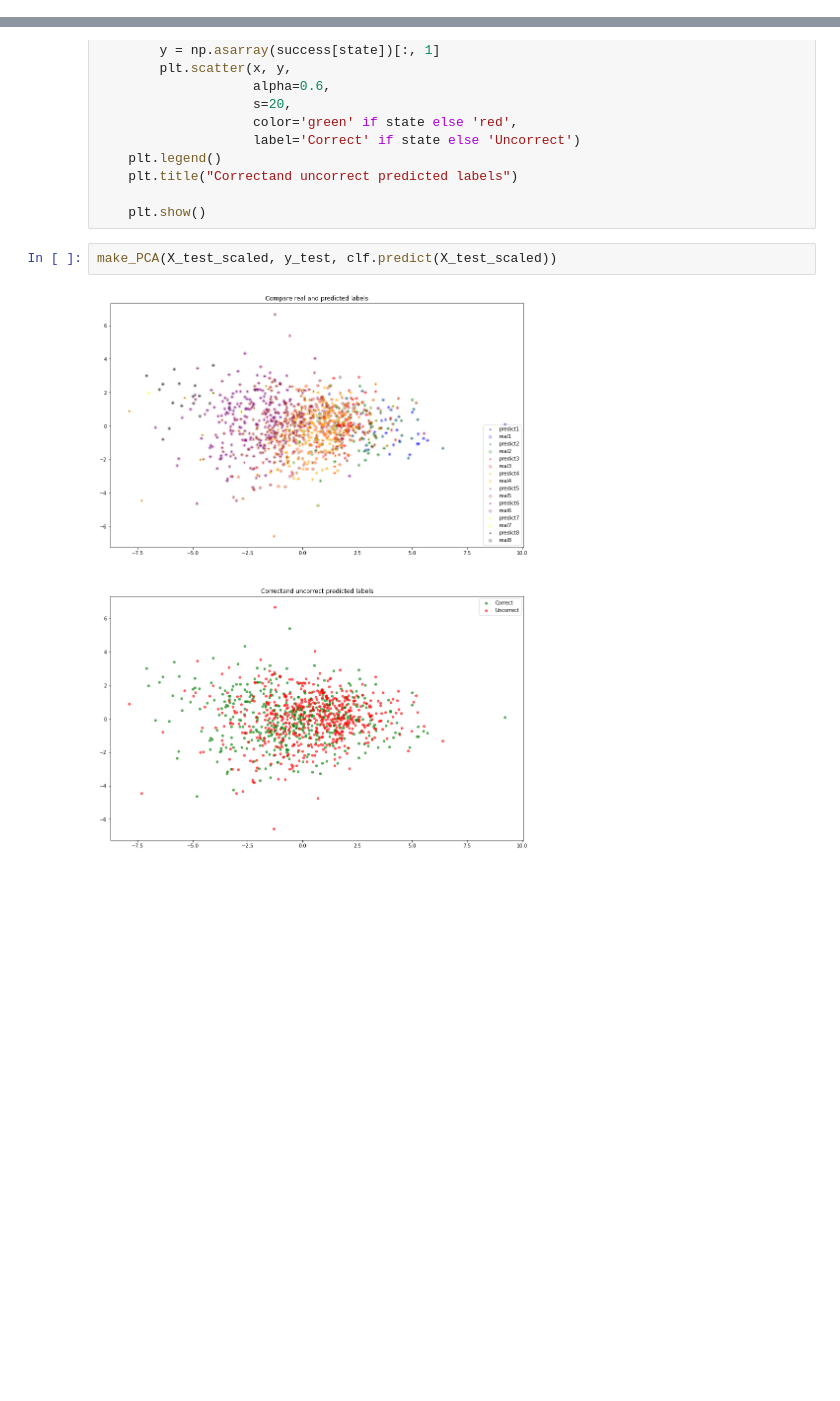
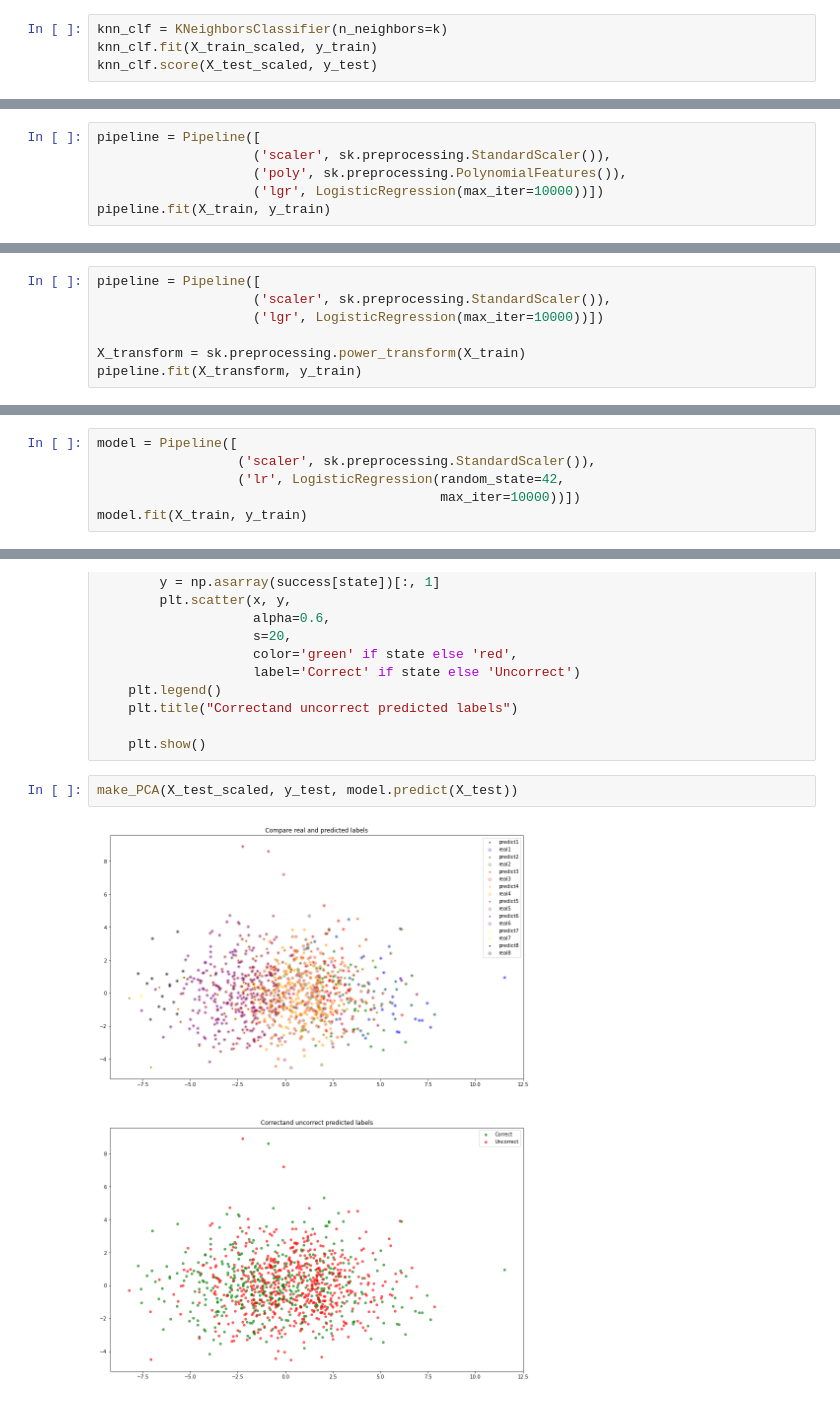
Before and after one commit to VictorGoubet/Dataset-Analysis, a Jupyter notebook: Notebook.ipynb, the cells around one changed output, grey strips where cells are left out. Cells and saved outputs as stored; diff of their text form; blank space fills up the shorter version.

```diff
--- a/Notebook.ipynb
+++ b/Notebook.ipynb
@@ -432,0 +598,4 @@ RandomForestClassifier(n_estimators=10000)
+# %%
+knn_clf = KNeighborsClassifier(n_neighbors=k)
+knn_clf.fit(X_train_scaled, y_train)
+knn_clf.score(X_test_scaled, y_test)
@@ -432,0 +653,6 @@ RandomForestClassifier(n_estimators=10000)
+# %%
+pipeline = Pipeline([
+                    ('scaler', sk.preprocessing.StandardScaler()),
+                    ('poly', sk.preprocessing.PolynomialFeatures()),
+                    ('lgr', LogisticRegression(max_iter=10000))])
+pipeline.fit(X_train, y_train)
@@ -432,0 +676,7 @@ RandomForestClassifier(n_estimators=10000)
+# %%
+pipeline = Pipeline([
+                    ('scaler', sk.preprocessing.StandardScaler()),
+                    ('lgr', LogisticRegression(max_iter=10000))])
+
+X_transform = sk.preprocessing.power_transform(X_train)
+pipeline.fit(X_transform, y_train)
@@ -432,0 +727,6 @@ RandomForestClassifier(n_estimators=10000)
+# %%
+model = Pipeline([
+                  ('scaler', sk.preprocessing.StandardScaler()),
+                  ('lr', LogisticRegression(random_state=42,
+                                            max_iter=10000))])
+model.fit(X_train, y_train)
@@ -488,6 +799,6 @@ def make_PCA(X_test, y_test, y_pred):
 
     plt.show()
 # %%
-make_PCA(X_test_scaled, y_test, clf.predict(X_test_scaled))
+make_PCA(X_test_scaled, y_test, model.predict(X_test))
 # %% [output]
-[figure, old version]
+[figure, new version]
```
Also changed, not shown: parts of 118 cells of this notebook, 3 other files.
